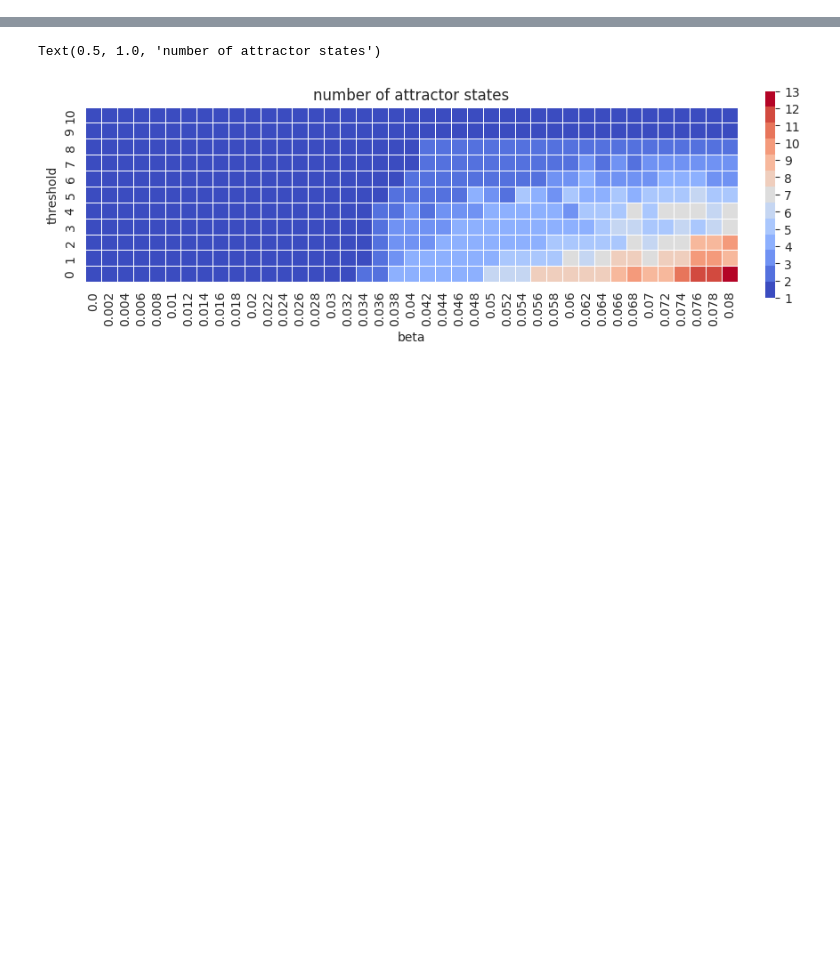
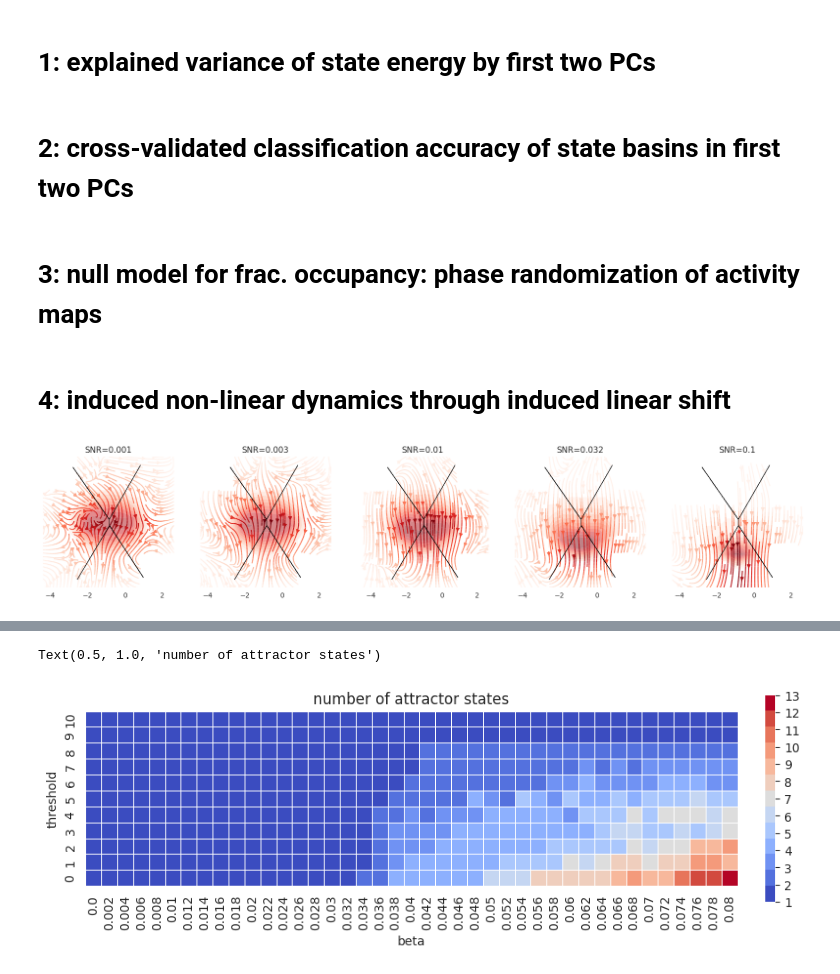
Before and after one commit to pni-lab/connattractor, a Jupyter notebook: notebooks/supplemental_material.ipynb, the cells around one changed output, grey strips where cells are left out. Saved outputs shown, nothing was run; the diff lists cells and outputs as text; code cells hidden in the pictures; blank space fills up the shorter version.

```diff
--- a/notebooks/supplemental_material.ipynb
+++ b/notebooks/supplemental_material.ipynb
@@ -10,3 +11,19 @@ from joblib import Parallel, delayed
 
 import seaborn as sns
 sns.set_style("whitegrid")
+# %%
+connfile = '../data_in/ex_connectome_partial_correlation.csv'
+mtx = pd.read_csv(connfile).iloc[:, 1:]
+
+hopnet = network.Hopfield(mtx.values, scale=True)
+
+with open('../data_out/default_hopfield_embedding_0.37.pkl', 'rb') as file:
+    hopfield_embedding = pickle.load(file)
+# %% [markdown]
+# 1: explained variance of state energy by first two PCs
+# %% [markdown]
+# 2: cross-validated classification accuracy of state basins in first two PCs
+# %% [markdown]
+# 3: null model for frac. occupancy: phase randomization of activity maps
+# %% [markdown]
+# 4: induced non-linear dynamics through induced linear shift
@@ -12,0 +98,50 @@ sns.set_style("whitegrid")
+# %%
+pain_map = network.State('../data_in/maps/placebo_metaanalysis_full_pain_g_random.nii.gz')
+
+simresults_rest = analysis.simulate_activations(mtx.values, noise_coef=0.37,
+                                                      num_iter=50000, beta=0.04,
+                                                      random_state=42)
+
+fig, ax = plt.subplots(ncols = 5, subplot_kw={'projection': 'polar'}, figsize=(20, 4))
+
+for i, SNR in enumerate(np.logspace(-3,-1, 5)):
+
+    signal = np.array(pain_map)
+
+    simresults_pain = analysis.simulate_activations(mtx.values, noise_coef=0.37,
+                                                          num_iter=100000, beta=0.04,
+                                                          signal = signal * SNR,
+                                                          random_state=42)
+
+    embedded_rest = hopfield_embedding.embedding_model.transform(simresults_rest.states)
+    embedded_pain = hopfield_embedding.embedding_model.transform(simresults_pain.states)
+
+    np.max(np.abs(np.vstack((embedded_rest, embedded_pain))))
+
+
+
+
+    hopfield_embedding.plot(simresults_pain.states, plot_type='contourf', ax=ax[i],
+                        density_bins=20, density_sigma=0, levels=12, alpha=0.5, cmap='Reds',
+                        attractor_plot_type='scatter', attractor_kwargs=dict(alpha=0),
+                        regimes_fill_kwargs=dict(alpha=0.0),
+                        regimes_contour_kwargs=dict(alpha=1.0, colors='black')
+                       )
+    ax_cart, dir_x, dir_y  = add_relative_streamplot(embedded_rest, embedded_pain, ax=ax[i], max_r=4,
+                                      stream_bins = 6, density=1.3, linewidth=6, cmap='Reds')
+    dirs_pain_vs_rest_simulated = np.vstack((dir_x, dir_y))
+
+    #p_value = permutation_test(dirs_pain_vs_rest_empirical[~np.isnan(dirs_pain_vs_rest_simulated)],
+    #                       dirs_pain_vs_rest_simulated[~np.isnan(dirs_pain_vs_rest_simulated)],
+    #                       func=lambda x, y: spearmanr(x, y).statistic,
+    #                       method='approximate',
+    #                       num_rounds=10000,
+    #                       seed=42)
+
+    ax[i].set_title('SNR=' + str(np.round(SNR,3)))# + ' p=' + str(np.round(p_value, 3)))
+    ax[i].set_yticks([])
+    ax[i].grid(False)
+    ax_cart.set_yticks([])
+    ax_cart.grid(False)
+# %% [output]
+[figure, added]
```
Also changed, not shown: parts of 15 cells of this notebook.
